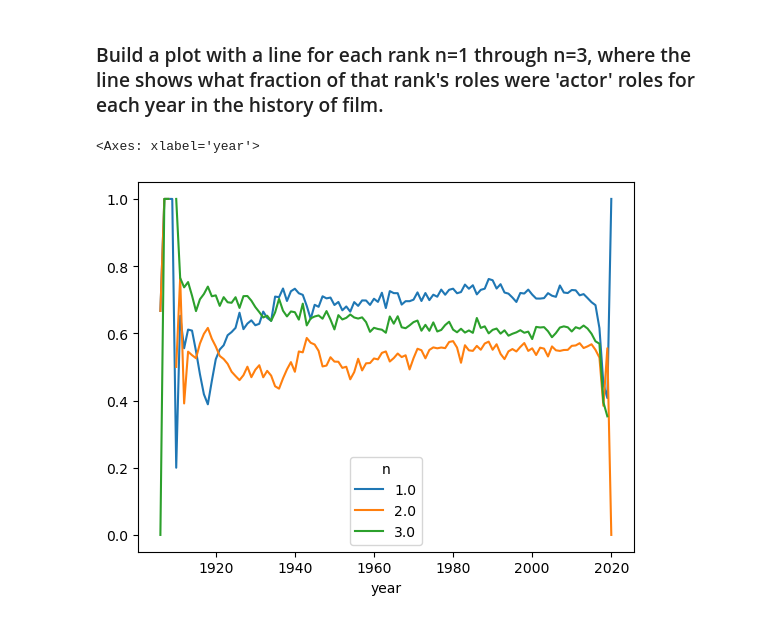
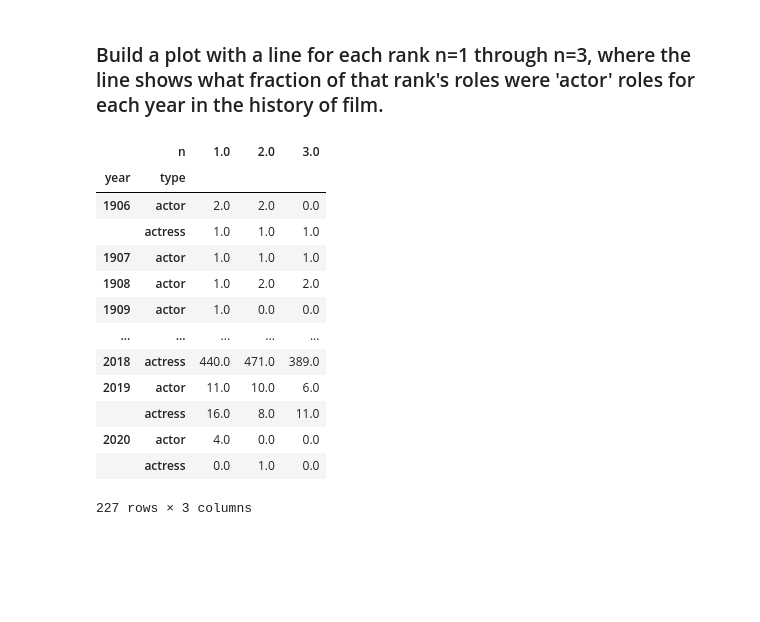
Before and after one commit to valwee77/pycon-pandas-tutorial, a Jupyter notebook: Exercises-4.ipynb, the cells around one changed output. Saved outputs shown, nothing was run; the diff lists cells and outputs as text; code cells hidden in the pictures; blank space fills up the shorter version.

```diff
--- a/Exercises-4.ipynb
+++ b/Exercises-4.ipynb
@@ -105,11 +105,21 @@ c['actor_frac'].plot()
 # %%
 c = cast
 c = c[c.n.isin([1,2,3])]
 c = c.groupby(['year','type','n']).size()
-c = c.unstack('type').fillna(0)
-c['actor_frac'] = c.actor / (c.actor + c.actress)
-frac = c['actor_frac'].unstack()
-frac.plot()
+c = c.unstack().fillna(0)
+c
 # %% [output]
+|  | n | 1.0 | 2.0 | 3.0 |
+| year | type |  |  |  |
+| 1906 | actor | 2.0 | 2.0 | 0.0 |
+|  | actress | 1.0 | 1.0 | 1.0 |
+| 1907 | actor | 1.0 | 1.0 | 1.0 |
+| 1908 | actor | 1.0 | 2.0 | 2.0 |
+| 1909 | actor | 1.0 | 0.0 | 0.0 |
+| ... | ... | ... | ... | ... |
+| 2018 | actress | 440.0 | 471.0 | 389.0 |
+| 2019 | actor | 11.0 | 10.0 | 6.0 |
+|  | actress | 16.0 | 8.0 | 11.0 |
+| 2020 | actor | 4.0 | 0.0 | 0.0 |
+|  | actress | 0.0 | 1.0 | 0.0 |
-<Axes: xlabel='year'>
+227 rows × 3 columns
-[figure, removed]
```
Also changed, not shown: 2 other files.
